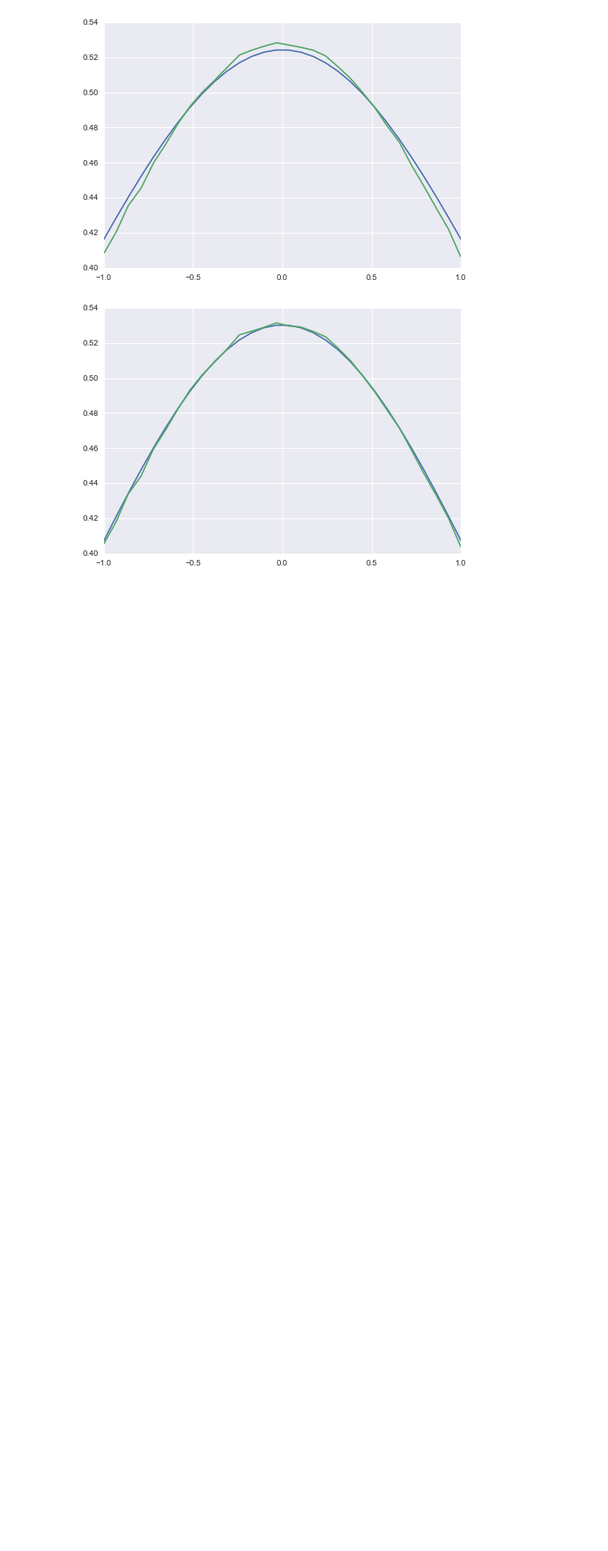
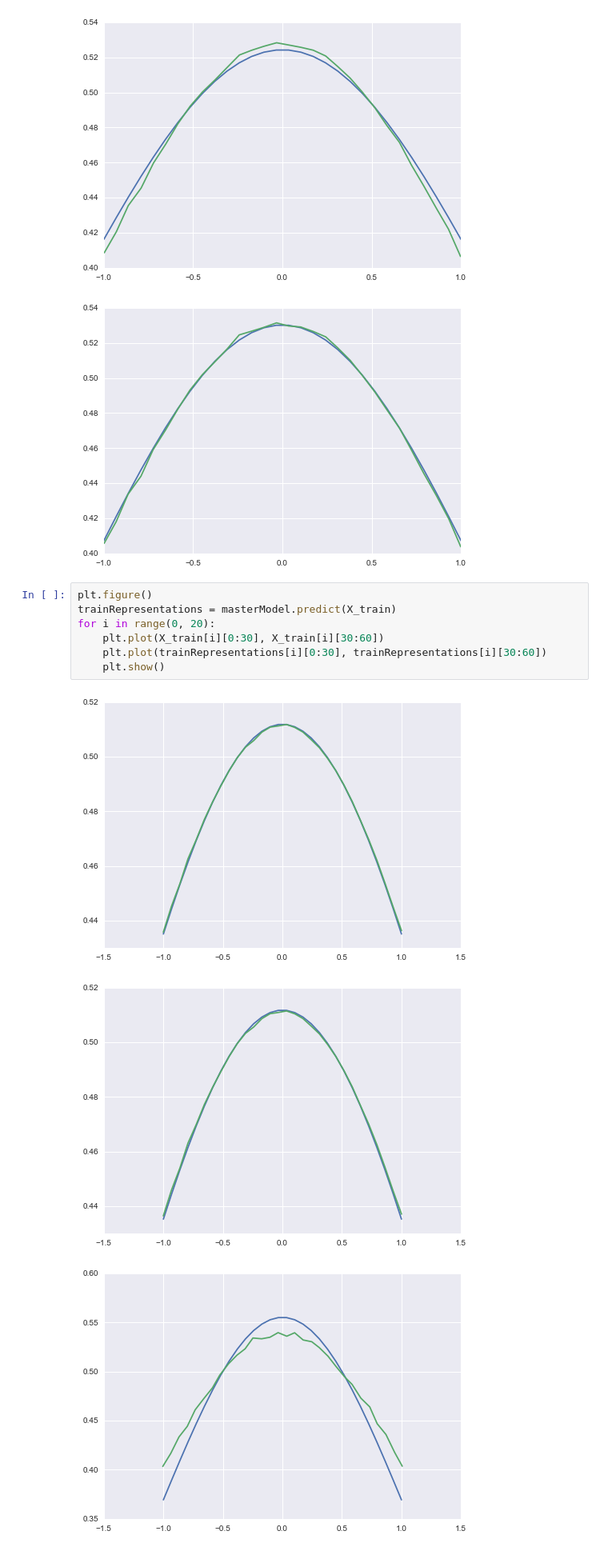
Before and after one commit to efrubin/SpringJP-Autoencoders, a Jupyter notebook: Pretraining Autoencoders for the Toy Problem-Linear.ipynb, the cells around one changed output. Shown at 80% size. Cells and saved outputs as stored; diff of their text form; blank space fills up the shorter version.

```diff
--- a/Pretraining Autoencoders for the Toy Problem-Linear.ipynb
+++ b/Pretraining Autoencoders for the Toy Problem-Linear.ipynb
@@ -239,3 +239,14 @@ for i in range(0, 5):
 [figure]
 [figure]
 [figure]
+# %%
+plt.figure()
+trainRepresentations = masterModel.predict(X_train)
+for i in range(0, 20):
+    plt.plot(X_train[i][0:30], X_train[i][30:60])
+    plt.plot(trainRepresentations[i][0:30], trainRepresentations[i][30:60])
+    plt.show()
+# %% [output]
+[figure, added]
+[figure, added]
+[figure, added]
```
Also changed, not shown: parts of 1 cell of this notebook, 20 other files.
